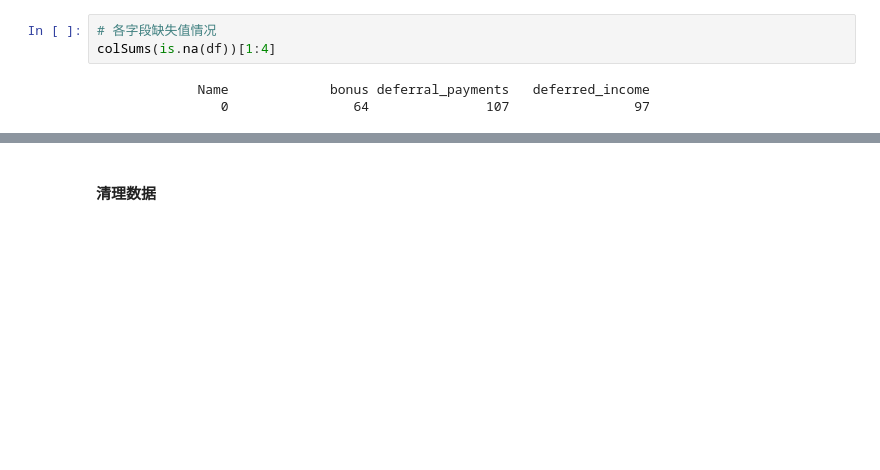
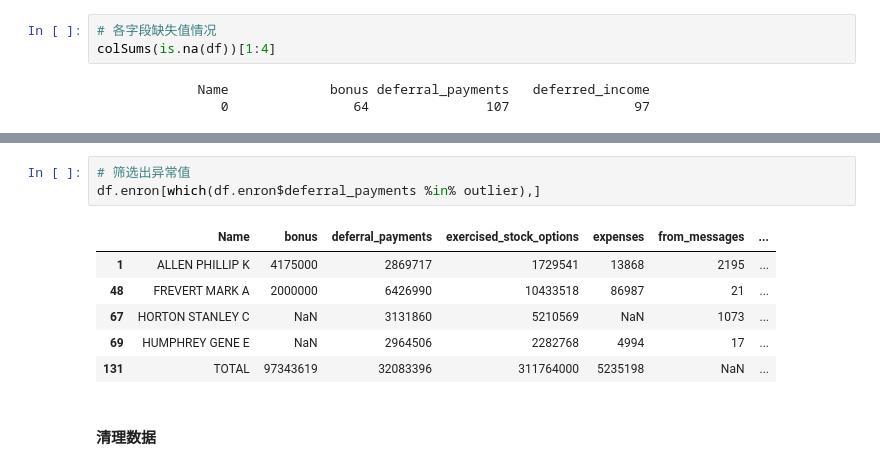
Before and after one commit to jingjingh4/CourseMaterial, a Jupyter notebook: Exercise/Course3Enron_Demo.ipynb, the cells around one changed output, grey strips where cells are left out. Cells and saved outputs as stored; diff of their text form; blank space fills up the shorter version.

```diff
--- a/Exercise/Course3Enron_Demo.ipynb
+++ b/Exercise/Course3Enron_Demo.ipynb
@@ -145,2 +269,12 @@ library(purrr)
+# %%
+# 筛选出异常值
+df.enron[which(df.enron$deferral_payments %in% outlier),]
+# %% [output]
+|  | Name | bonus | deferral_payments | exercised_stock_options | expenses | from_messages | ... |
+| 1 | ALLEN PHILLIP K | 4175000 | 2869717 | 1729541 | 13868 | 2195 | ... |
+| 48 | FREVERT MARK A | 2000000 | 6426990 | 10433518 | 86987 | 21 | ... |
+| 67 | HORTON STANLEY C | NaN | 3131860 | 5210569 | NaN | 1073 | ... |
+| 69 | HUMPHREY GENE E | NaN | 2964506 | 2282768 | 4994 | 17 | ... |
+| 131 | TOTAL | 97343619 | 32083396 | 311764000 | 5235198 | NaN | ... |
 # %% [markdown]
 #### 清理数据
```
Also changed, not shown: parts of 26 cells of this notebook.
